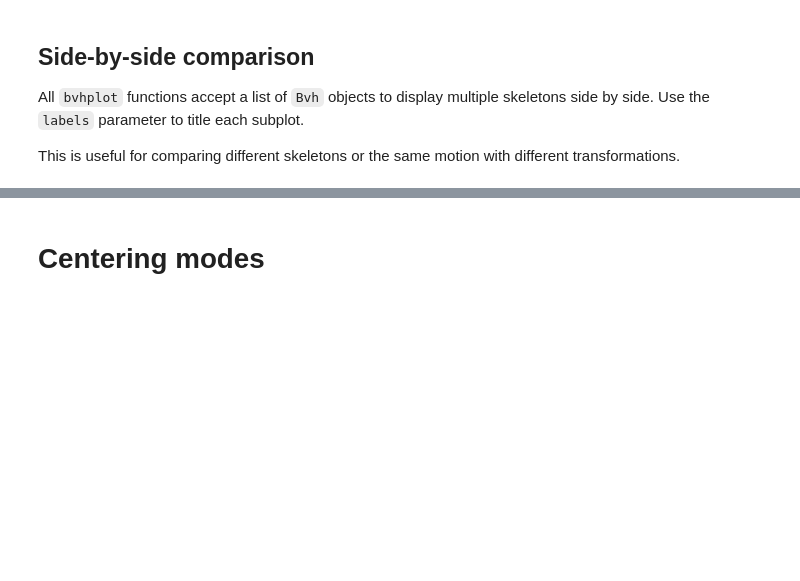
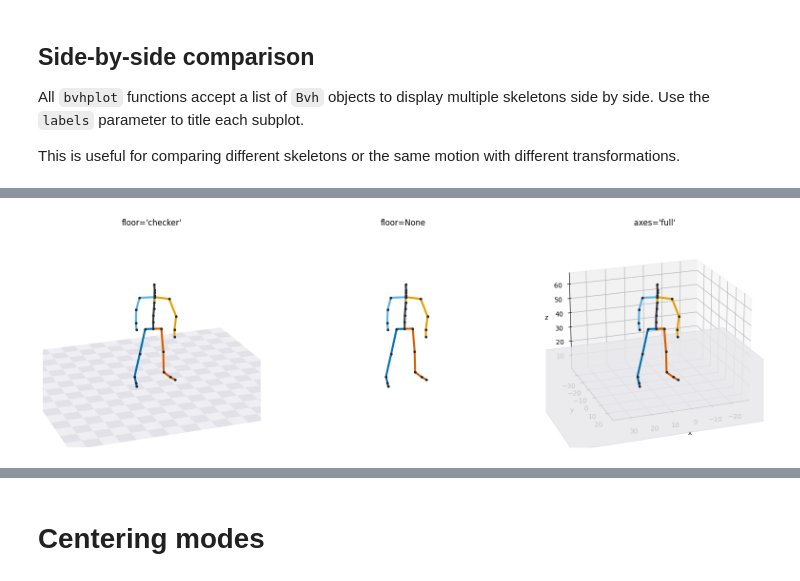
Before and after one commit to VictorS-67/pybvh, a Jupyter notebook: tutorials/4.Visualization.ipynb, the cells around one changed output, grey strips where cells are left out. Drawn from its saved outputs; the diff is of its cells as text; code cells hidden in the pictures; blank space fills up the shorter version.

```diff
--- a/tutorials/4.Visualization.ipynb
+++ b/tutorials/4.Visualization.ipynb
@@ -140,0 +163,16 @@ plt.show()
+# %%
+fig, axes = plt.subplots(1, 3, figsize=(16, 5), subplot_kw={'projection': '3d'})
+
+styles = [bvhplot.Style('paper', floor='checker'),
+          bvhplot.Style('paper', floor=None),
+          bvhplot.Style('paper', axes='full')]
+titles = ["floor='checker'", 'floor=None', "axes='full'"]
+
+for ax, style, title in zip(axes, styles, titles):
+    bvh.plot_frame(frame=30, style=style, ax=ax)
+    ax.set_title(title)
+
+plt.tight_layout()
+plt.show()
+# %% [output]
+[figure, added]
```
Also changed, not shown: parts of 35 cells of this notebook, 4 other files.
